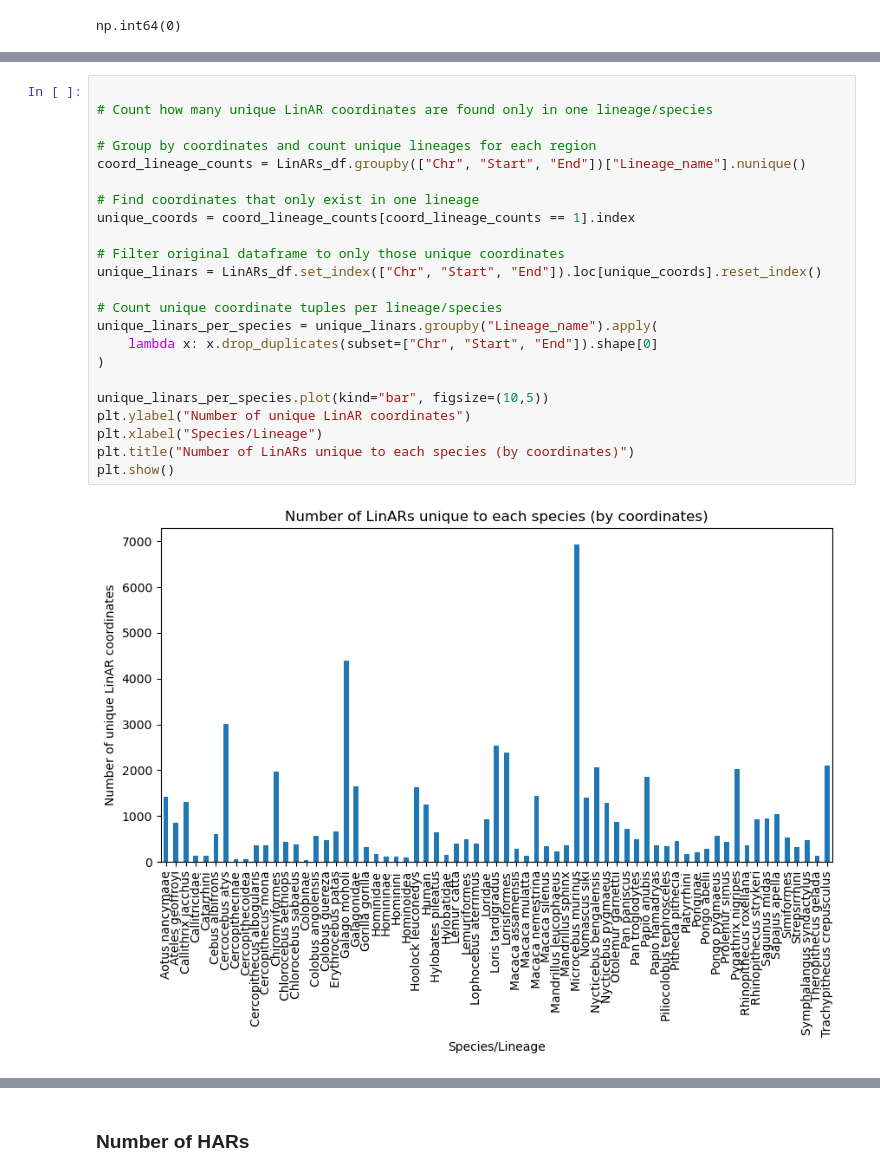
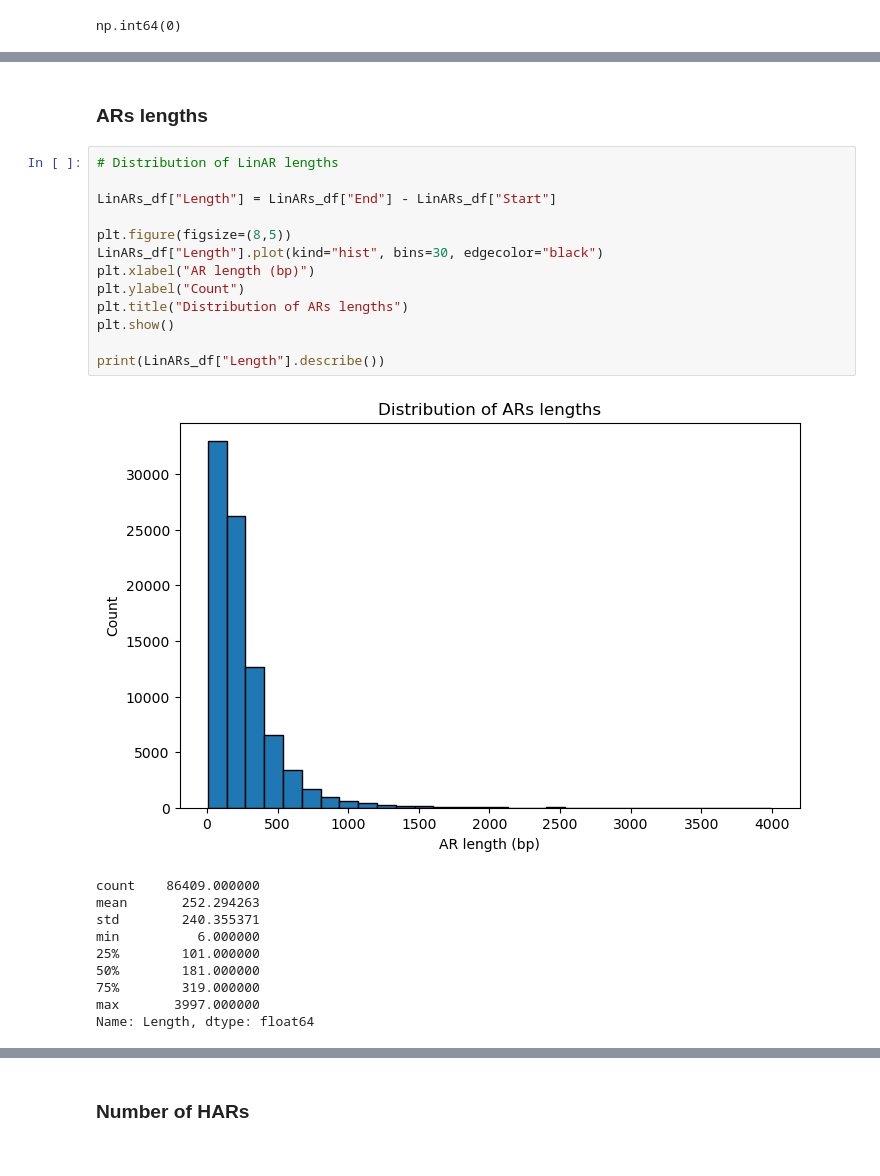
Before and after one commit to munch-group/cecilie-har-pib, a Jupyter notebook: notebooks/pib_notebook.ipynb, the cells around one changed output, grey strips where cells are left out. Drawn from its saved outputs; the diff is of its cells as text.

```diff
--- a/notebooks/pib_notebook.ipynb
+++ b/notebooks/pib_notebook.ipynb
@@ -121,25 +236,26 @@ len(shared_linars)
-# %%
-
-# Count how many unique LinAR coordinates are found only in one lineage/species
-
-# Group by coordinates and count unique lineages for each region
-coord_lineage_counts = LinARs_df.groupby(["Chr", "Start", "End"])["Lineage_name"].nunique()
-
-# Find coordinates that only exist in one lineage
-unique_coords = coord_lineage_counts[coord_lineage_counts == 1].index
-
-# Filter original dataframe to only those unique coordinates
-unique_linars = LinARs_df.set_index(["Chr", "Start", "End"]).loc[unique_coords].reset_index()
-
-# Count unique coordinate tuples per lineage/species
-unique_linars_per_species = unique_linars.groupby("Lineage_name").apply(
-    lambda x: x.drop_duplicates(subset=["Chr", "Start", "End"]).shape[0]
-)
-
-unique_linars_per_species.plot(kind="bar", figsize=(10,5))
-plt.ylabel("Number of unique LinAR coordinates")
-plt.xlabel("Species/Lineage")
-plt.title("Number of LinARs unique to each species (by coordinates)")
-plt.show()
-# %% [output]
-[figure, removed]
+# %% [markdown]
+### ARs lengths
+# %%
+# Distribution of LinAR lengths
+
+LinARs_df["Length"] = LinARs_df["End"] - LinARs_df["Start"]
+
+plt.figure(figsize=(8,5))
+LinARs_df["Length"].plot(kind="hist", bins=30, edgecolor="black")
+plt.xlabel("AR length (bp)")
+plt.ylabel("Count")
+plt.title("Distribution of ARs lengths")
+plt.show()
+
+print(LinARs_df["Length"].describe())
+# %% [output]
+[figure, added]
+count    86409.000000
+mean       252.294263
+std        240.355371
+min          6.000000
+25%        101.000000
+50%        181.000000
+75%        319.000000
+max       3997.000000
+Name: Length, dtype: float64
```
Also changed, not shown: parts of 27 cells of this notebook.
